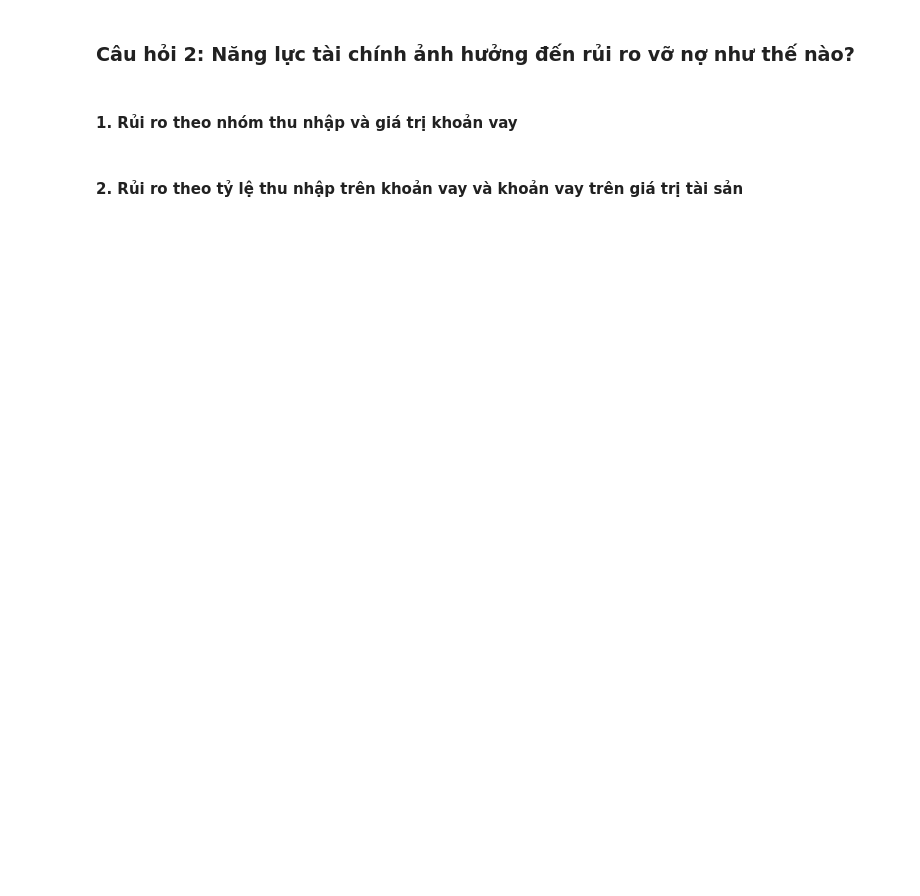
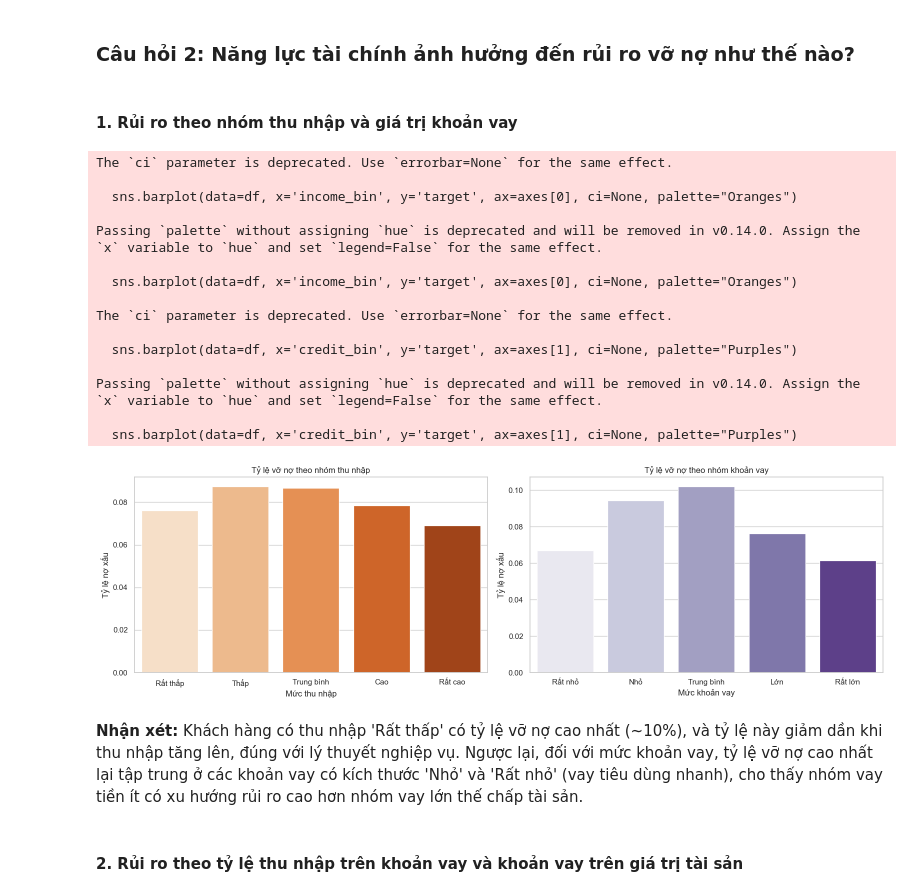
Before and after one commit to thanhhung9720001-collab/credit-risk-classifier, a Jupyter notebook: notebooks/04_eda_visualization.ipynb, the cells around one changed output. Saved outputs shown, nothing was run; the diff lists cells and outputs as text; code cells hidden in the pictures; blank space fills up the shorter version.

```diff
--- a/notebooks/04_eda_visualization.ipynb
+++ b/notebooks/04_eda_visualization.ipynb
@@ -42,5 +243,47 @@ DỰ ÁN: XÂY DỰNG MÔ HÌNH PHÂN LOẠI VÀ DỰ BÁO RỦI RO KHÁCH HÀNG
 ### Câu hỏi 2: Năng lực tài chính ảnh hưởng đến rủi ro vỡ nợ như thế nào?
 # %% [markdown]
 #### 1. Rủi ro theo nhóm thu nhập và giá trị khoản vay
+# %%
+# Chia thu nhập thành 5 nhóm
+df['income_bin'] = pd.qcut(df['amt_income_total'], q=5, labels=['Rất thấp', 'Thấp', 'Trung bình', 'Cao', 'Rất cao'])
+
+# Chia khoản vay thành 5 nhóm
+df['credit_bin'] = pd.qcut(df['amt_credit'], q=5, labels=['Rất nhỏ', 'Nhỏ', 'Trung bình', 'Lớn', 'Rất lớn'])
+
+fig, axes = plt.subplots(1, 2, figsize=(16, 5))
+
+# 1. Tỷ lệ vỡ nợ theo nhóm thu nhập
+sns.barplot(data=df, x='income_bin', y='target', ax=axes[0], ci=None, palette="Oranges")
+axes[0].set_title("Tỷ lệ vỡ nợ theo nhóm thu nhập")
+axes[0].set_xlabel("Mức thu nhập")
+axes[0].set_ylabel("Tỷ lệ nợ xấu")
+
+# 2. Tỷ lệ vỡ nợ theo nhóm khoản vay
+sns.barplot(data=df, x='credit_bin', y='target', ax=axes[1], ci=None, palette="Purples")
+axes[1].set_title("Tỷ lệ vỡ nợ theo nhóm khoản vay")
+axes[1].set_xlabel("Mức khoản vay")
+axes[1].set_ylabel("Tỷ lệ nợ xấu")
+
+plt.tight_layout()
+plt.show()
+# %% [output]
+The `ci` parameter is deprecated. Use `errorbar=None` for the same effect.
+
+  sns.barplot(data=df, x='income_bin', y='target', ax=axes[0], ci=None, palette="Oranges")
+
+Passing `palette` without assigning `hue` is deprecated and will be removed in v0.14.0. Assign the `x` variable to `hue` and set `legend=False` for the same effect.
+
+  sns.barplot(data=df, x='income_bin', y='target', ax=axes[0], ci=None, palette="Oranges")
+
+The `ci` parameter is deprecated. Use `errorbar=None` for the same effect.
+
+  sns.barplot(data=df, x='credit_bin', y='target', ax=axes[1], ci=None, palette="Purples")
+
+Passing `palette` without assigning `hue` is deprecated and will be removed in v0.14.0. Assign the `x` variable to `hue` and set `legend=False` for the same effect.
+
+  sns.barplot(data=df, x='credit_bin', y='target', ax=axes[1], ci=None, palette="Purples")
+[figure, added]
+# %% [markdown]
+**Nhận xét:** Khách hàng có thu nhập 'Rất thấp' có tỷ lệ vỡ nợ cao nhất (~10%), và tỷ lệ này giảm dần khi thu nhập tăng lên, đúng với lý thuyết nghiệp vụ. Ngược lại, đối với mức khoản vay, tỷ lệ vỡ nợ cao nhất lại tập trung ở các khoản vay có kích thước 'Nhỏ' và 'Rất nhỏ' (vay tiêu dùng nhanh), cho thấy nhóm vay tiền ít có xu hướng rủi ro cao hơn nhóm vay lớn thế chấp tài sản.
 # %% [markdown]
 #### 2. Rủi ro theo tỷ lệ thu nhập trên khoản vay và khoản vay trên giá trị tài sản
```
Also changed, not shown: parts of 30 cells of this notebook, 1 other file.
